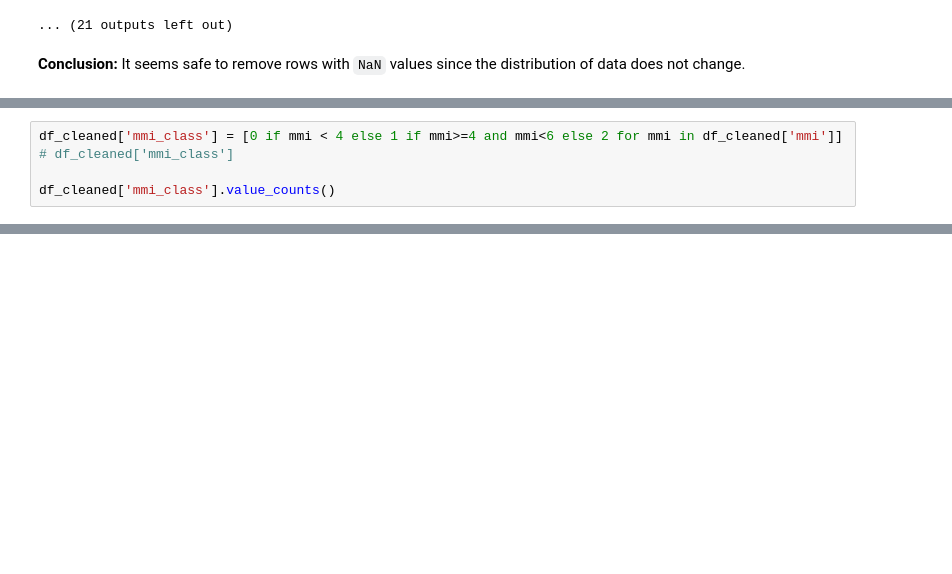
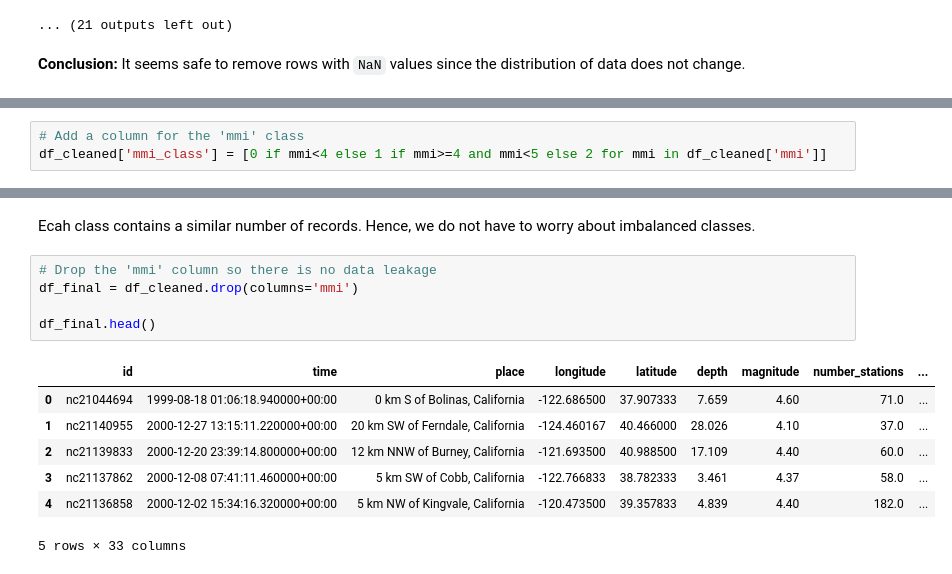
Before and after one commit to AI-Bootcamp-Class/project2, a Jupyter notebook: preprocess_data.ipynb, the cells around one changed output, grey strips where cells are left out. Drawn from its saved outputs; the diff is of its cells as text; blank space fills up the shorter version.

```diff
--- a/preprocess_data.ipynb
+++ b/preprocess_data.ipynb
@@ -155,5 +210,3 @@ We will add a column with a value of 0 if the MMI value is less than 6 and 1 if
 # %%
-df_cleaned['mmi_class'] = [0 if mmi < 4 else 1 if mmi>=4 and mmi<6 else 2 for mmi in df_cleaned['mmi']]
-# df_cleaned['mmi_class']
-
-df_cleaned['mmi_class'].value_counts()
+# Add a column for the 'mmi' class
+df_cleaned['mmi_class'] = [0 if mmi<4 else 1 if mmi>=4 and mmi<5 else 2 for mmi in df_cleaned['mmi']]
@@ -165,0 +222,15 @@ Name: count, dtype: int64
+# %% [markdown]
+Ecah class contains a similar number of records. Hence, we do not have to worry about imbalanced classes.
+# %%
+# Drop the 'mmi' column so there is no data leakage
+df_final = df_cleaned.drop(columns='mmi')
+
+df_final.head()
+# %% [output]
+|  | id | time | place | longitude | latitude | depth | magnitude | number_stations | ... |
+| 0 | nc21044694 | 1999-08-18 01:06:18.940000+00:00 | 0 km S of Bolinas, California | -122.686500 | 37.907333 | 7.659 | 4.60 | 71.0 | ... |
+| 1 | nc21140955 | 2000-12-27 13:15:11.220000+00:00 | 20 km SW of Ferndale, California | -124.460167 | 40.466000 | 28.026 | 4.10 | 37.0 | ... |
+| 2 | nc21139833 | 2000-12-20 23:39:14.800000+00:00 | 12 km NNW of Burney, California | -121.693500 | 40.988500 | 17.109 | 4.40 | 60.0 | ... |
+| 3 | nc21137862 | 2000-12-08 07:41:11.460000+00:00 | 5 km SW of Cobb, California | -122.766833 | 38.782333 | 3.461 | 4.37 | 58.0 | ... |
+| 4 | nc21136858 | 2000-12-02 15:34:16.320000+00:00 | 5 km NW of Kingvale, California | -120.473500 | 39.357833 | 4.839 | 4.40 | 182.0 | ... |
+5 rows × 33 columns
```
Also changed, not shown: parts of 14 cells of this notebook, 2 other files.
